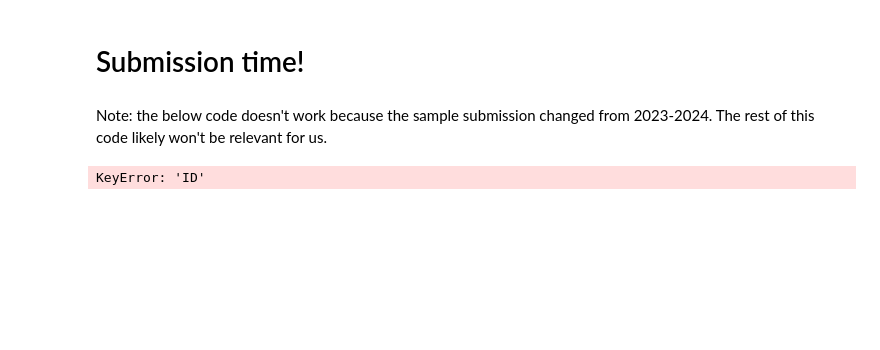
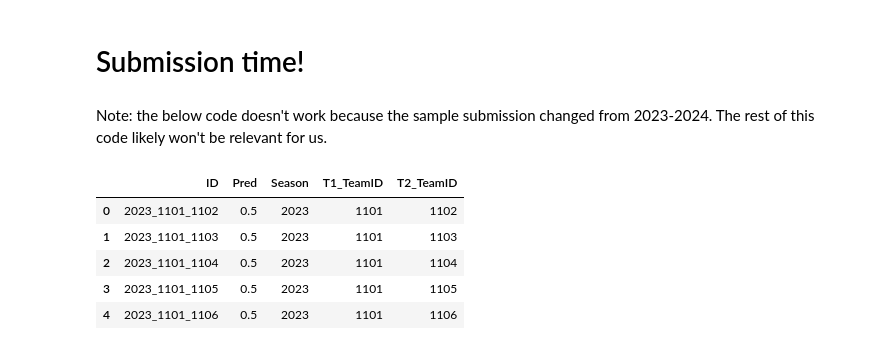
Before and after one commit to brendanlapuma/mmadness-2025, a Jupyter notebook: 2023-winner.ipynb, the cells around one changed output. Saved outputs shown, nothing was run; the diff lists cells and outputs as text; code cells hidden in the pictures; blank space fills up the shorter version.

Commit message:
comments, fixed 2023 submission creation

```diff
--- a/2023-winner.ipynb
+++ b/2023-winner.ipynb
@@ -883,16 +902,21 @@ Note: the below code doesn't work because the sample submission changed from 202
 # %%
 """
 sub["Season"] = 2018
 sub["T1_TeamID"] = sub["ID"].apply(lambda x: x[5:9]).astype(int)
 sub["T2_TeamID"] = sub["ID"].apply(lambda x: x[10:14]).astype(int)
 sub.head()
 """
-sub = pd.read_csv(DATA_PATH + "sample_submission.csv")
+sub = pd.read_csv(DATA_PATH + "SampleSubmission2023.csv")
 sub['Season'] = sub['ID'].apply(lambda x: int(x.split('_')[0]))
 sub["T1_TeamID"] = sub['ID'].apply(lambda x: int(x.split('_')[1]))
 sub["T2_TeamID"] = sub['ID'].apply(lambda x: int(x.split('_')[2]))
 sub.head()
 # %% [output]
-KeyError: 'ID'
+|  | ID | Pred | Season | T1_TeamID | T2_TeamID |
+| 0 | 2023_1101_1102 | 0.5 | 2023 | 1101 | 1102 |
+| 1 | 2023_1101_1103 | 0.5 | 2023 | 1101 | 1103 |
+| 2 | 2023_1101_1104 | 0.5 | 2023 | 1101 | 1104 |
+| 3 | 2023_1101_1105 | 0.5 | 2023 | 1101 | 1105 |
+| 4 | 2023_1101_1106 | 0.5 | 2023 | 1101 | 1106 |
 # %%
 seeds_T1.tail()
```
Also changed, not shown: parts of 19 cells of this notebook.
